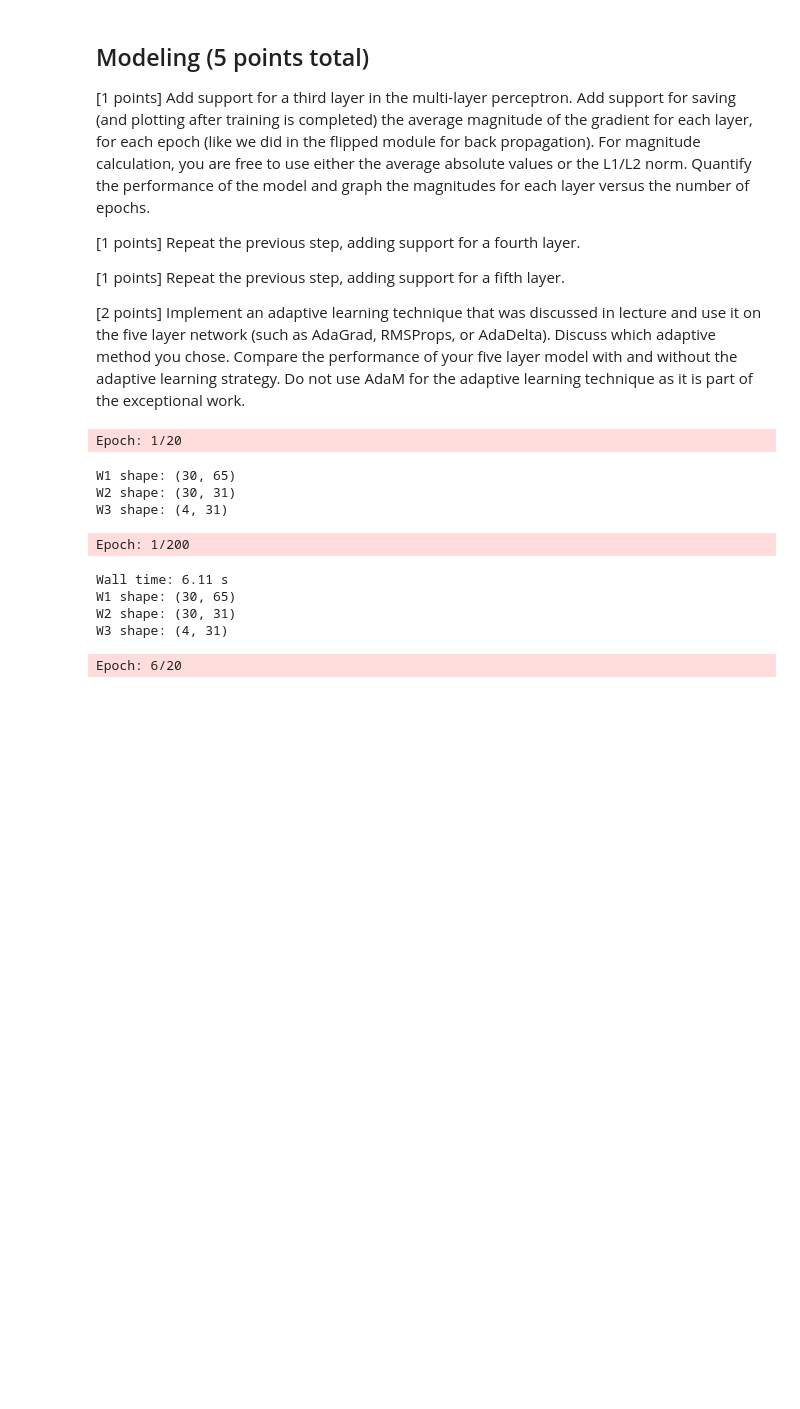
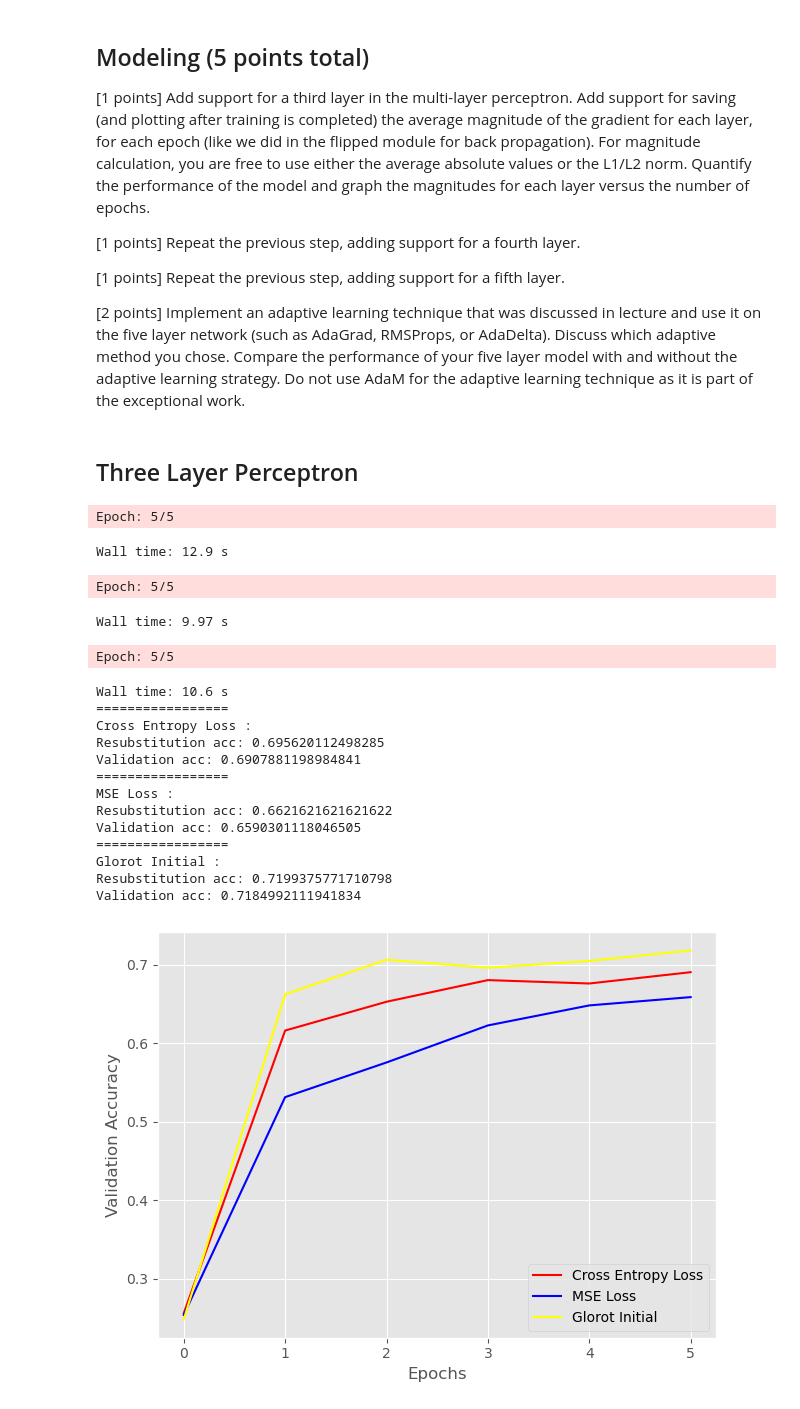
Before and after one commit to bennyandthejetss/ML_lab4, a Jupyter notebook: Lab4.ipynb, the cells around one changed output. Saved outputs shown, nothing was run; the diff lists cells and outputs as text; code cells hidden in the pictures; blank space fills up the shorter version.

```diff
--- a/Lab4.ipynb
+++ b/Lab4.ipynb
@@ -774,3 +536,5 @@ class ThreeLayerPerceptronBetterInitial(ThreeLayerPerceptronMiniBatchCrossEntrop
+# %% [markdown]
+## Three Layer Perceptron
 # %%
 class ThreeLayerPerceptronBase(object):
     def __init__(self, n_hidden=30,
@@ -1048,28 +834,38 @@ def print_grad(nn,X_train,y_train,X_test,y_test,title="",color="red"):
 
     return W1, W2, W3
 # %%
+#CHANGE BACK TO 20 EPOCHS!
 vals = { 'n_hidden':30,
-         'C':0.1, 'epochs':20, 'eta':0.001,
+         'C':0.1, 'epochs':5, 'eta':0.001,
          'alpha':0.001, 'decrease_const':1e-5, 'minibatches':50,
          'shuffle':True,'random_state':1}
 
 nn_quad = ThreeLayerPerceptronMiniBatch(**vals)
 nn_cross = ThreeLayerPerceptronMiniBatchCrossEntropy(**vals)
-#nn_better = ThreeLayerPerceptronBetterInitial(**vals)
+nn_better = ThreeLayerPerceptronBetterInitial(**vals)
 %time nn_cross.fit(X_train, y_train, print_progress=1, XY_test=(X_test, y_test))
 %time nn_quad.fit(X_train, y_train, print_progress=1, XY_test=(X_test, y_test))
 %time nn_better.fit(X_train, y_train, print_progress=1, XY_test=(X_test, y_test))
 print_result(nn_cross,X_train,y_train,X_test,y_test,title="Cross Entropy Loss",color="red")
 print_result(nn_quad,X_train,y_train,X_test,y_test,title="MSE Loss",color="blue")
-#print_result(nn_better,X_train,y_train,X_test,y_test,title="Glorot Initial",color="yellow")
+print_result(nn_better,X_train,y_train,X_test,y_test,title="Glorot Initial",color="yellow")
 # %% [output]
-Epoch: 1/20
+Epoch: 5/5
-W1 shape: (30, 65)
-W2 shape: (30, 31)
-W3 shape: (4, 31)
+Wall time: 12.9 s
-Epoch: 1/200
+Epoch: 5/5
-Wall time: 6.11 s
-W1 shape: (30, 65)
-W2 shape: (30, 31)
-W3 shape: (4, 31)
+Wall time: 9.97 s
-Epoch: 6/20
+Epoch: 5/5
+Wall time: 10.6 s
+=================
+Cross Entropy Loss :
+Resubstitution acc: 0.695620112498285
+Validation acc: 0.6907881198984841
+=================
+MSE Loss :
+Resubstitution acc: 0.6621621621621622
+Validation acc: 0.6590301118046505
+=================
+Glorot Initial :
+Resubstitution acc: 0.7199375771710798
+Validation acc: 0.7184992111941834
+[figure, added]
```
Also changed, not shown: parts of 27 cells of this notebook.
